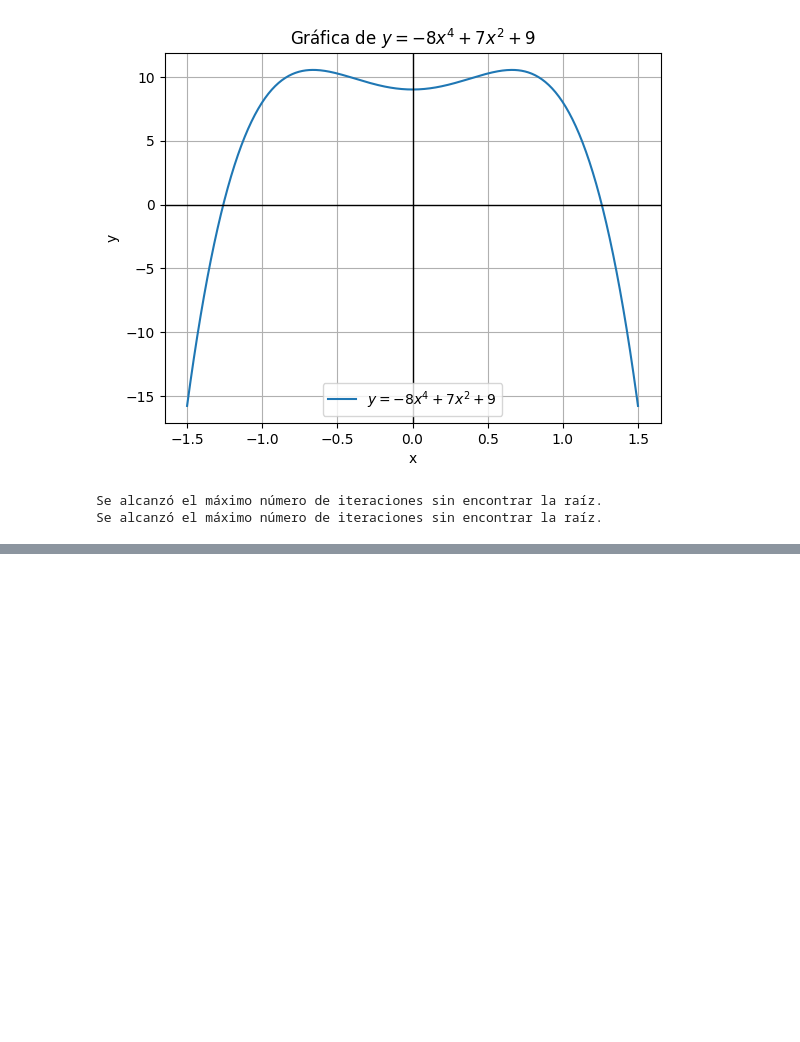
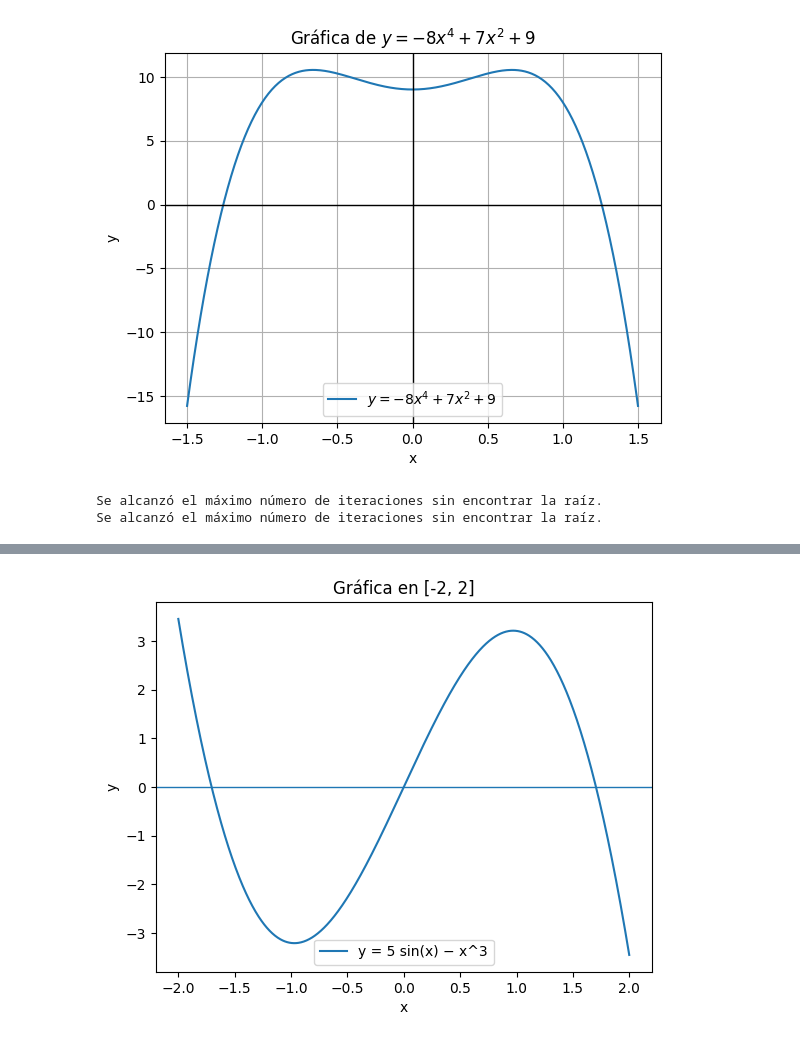
Before and after one commit to Anderson897lk/02deJulio, a Jupyter notebook: Autonomo1-8ejercicios.ipynb, the cells around one changed output, grey strips where cells are left out. Drawn from its saved outputs; the diff is of its cells as text; code cells hidden in the pictures; blank space fills up the shorter version.

```diff
--- a/Autonomo1-8ejercicios.ipynb
+++ b/Autonomo1-8ejercicios.ipynb
@@ -488,0 +766,88 @@ Se alcanzó el máximo número de iteraciones sin encontrar la raíz.
+# %%
+# Problema 6 – Método de la Secante para f(x) = 5 sin(x) − x^3
+# a,b) Graficar en [-2, 2]
+# c) Implementar secante
+# d) a=-2, b=-1.5, tol=1e-4
+# e) a=-0.5, b=0.5, tol=1e-4
+# f) a=1.6, b=1.9, tol=1e-4
+# g) a=1.0, b=1.5, tol=1e-4  + explicación
+
+import numpy as np
+import matplotlib.pyplot as plt
+
+# --------- función ----------
+def f(x):
+    return 5*np.sin(x) - x**3
+
+# --------- método de la secante ----------
+def secant(a, b, tol=1e-4, max_iter=100):
+    """
+    Retorna (converged, x, history, message)
+    history: lista de tuplas (k, x_{k-1}, x_k, f(x_{k-1}), f(x_k), |x_k - x_{k-1}|)
+    Criterio: |x_{k+1} - x_k| <= tol
+    Maneja divisiones por cero cuando f(x_k)-f(x_{k-1})≈0.
+    """
+    x0, x1 = float(a), float(b)
+    f0, f1 = f(x0), f(x1)
+    hist = []
+    for k in range(1, max_iter + 1):
+        denom = (f1 - f0)
+        if abs(denom) < 1e-14 or not np.isfinite(denom):
+            return False, x1, hist, "Denominador ~0 en la fórmula de la secante."
+        x2 = x1 - f1*(x1 - x0)/denom
+        delta = abs(x2 - x1)
+        hist.append((k, x0, x1, f0, f1, delta))
+        if delta <= tol:
+            return True, x2, hist, "OK"
+        x0, x1 = x1, x2
+        f0, f1 = f1, f(x1)
+    return False, x1, hist, "Se alcanzó max_iter"
+
+# --------- (a) y (b) Gráfica ----------
+xs = np.linspace(-2, 2, 1000)
+ys = f(xs)
+plt.axhline(0, linewidth=1)
+plt.plot(xs, ys, label="y = 5 sin(x) − x^3")
+plt.xlabel("x"); plt.ylabel("y"); plt.title("Gráfica en [-2, 2]")
+plt.legend(); plt.show()
+
+# --------- Utilidad para imprimir tablas ----------
+def print_table(title, result):
+    conv, root, hist, msg = result
+    print("\n", title)
+    if conv:
+        print(f"Convergió a x ≈ {root:.12f} en {len(hist)} iteraciones")
+    else:
+        print(f"No convergió (último x ≈ {root:.12f}). Motivo: {msg}")
+    print("k\t   x_{k-1}\t\t      x_k\t\t    f(x_{k-1})\t\t      f(x_k)\t\t      |Δx|")
+    for k, xkm1, xk, fxkm1, fxk, dx in hist:
+        print(f"{k}\t {xkm1:.10f}\t {xk:.10f}\t {fxkm1:.10e}\t {fxk:.10e}\t {dx:.6e}")
+
+# --------- (d) a=-2, b=-1.5 ---------
+res_d = secant(a=-2.0, b=-1.5, tol=1e-4)
+print_table("d) a=-2, b=-1.5, tol=1e-4", res_d)
+
+# --------- (e) a=-0.5, b=0.5 ---------
+res_e = secant(a=-0.5, b=0.5, tol=1e-4)
+print_table("e) a=-0.5, b=0.5, tol=1e-4", res_e)
+
+# --------- (f) a=1.6, b=1.9 ---------
+res_f = secant(a=1.6, b=1.9, tol=1e-4)
+print_table("f) a=1.6, b=1.9, tol=1e-4", res_f)
+
+# --------- (g) a=1.0, b=1.5 ---------
+res_g = secant(a=1.0, b=1.5, tol=1e-4)
+print_table("g) a=1.0, b=1.5, tol=1e-4", res_g)
+
+# --------- Explicación (g):
+"""
+La secante es un método *abierto*: no garantiza permanecer dentro del intervalo
+[a,b] como sí lo hacen los métodos de bisección o falsa posición. Cada nuevo
+x_{k+1} se calcula con la intersección de la recta secante por (x_{k-1}, f(x_{k-1}))
+y (x_k, f(x_k)), y ese punto puede caer fuera de [a,b]. Si la función es suave
+y el par inicial está en la cuenca de atracción de otra raíz (por la curvatura
+de f y las pendientes en los puntos iniciales), la iteración puede “saltar”
+hacia esa raíz y converger fuera del intervalo original [1, 1.5].
+"""
+# %% [output]
+[figure, added]
```
Also changed, not shown: parts of 26 cells of this notebook.
